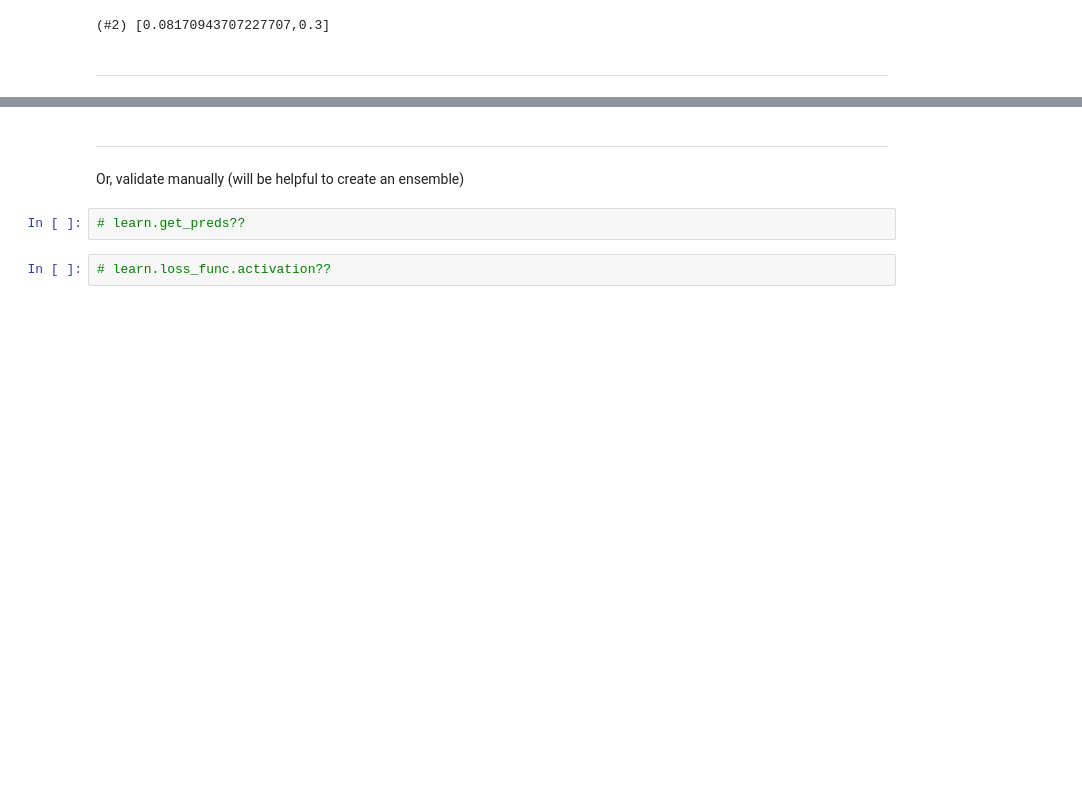
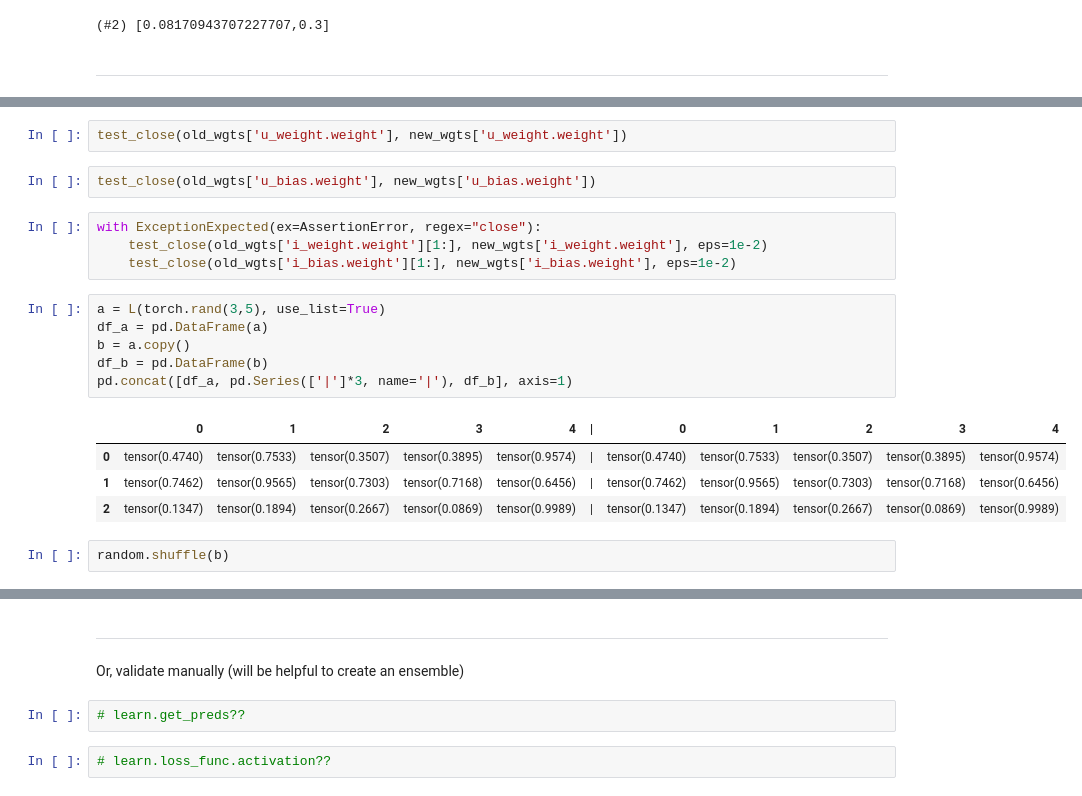
Before and after one commit to debjyotiSRoy/xcube_old, a Jupyter notebook: nbs/examples/mimic/sample/mimic3-9k_sample.ipynb, the cells around one changed output, grey strips where cells are left out. Saved outputs shown, nothing was run; the diff lists cells and outputs as text; blank space fills up the shorter version.

Commit message:
need to test match_collab

```diff
--- a/nbs/examples/mimic/sample/mimic3-9k_sample.ipynb
+++ b/nbs/examples/mimic/sample/mimic3-9k_sample.ipynb
@@ -949,0 +878,21 @@ LabelAttentionClassifier3(
+# %%
+test_close(old_wgts['u_weight.weight'], new_wgts['u_weight.weight'])
+# %%
+test_close(old_wgts['u_bias.weight'], new_wgts['u_bias.weight'])
+# %%
+with ExceptionExpected(ex=AssertionError, regex="close"):
+    test_close(old_wgts['i_weight.weight'][1:], new_wgts['i_weight.weight'], eps=1e-2)
+    test_close(old_wgts['i_bias.weight'][1:], new_wgts['i_bias.weight'], eps=1e-2)
+# %%
+a = L(torch.rand(3,5), use_list=True)
+df_a = pd.DataFrame(a)
+b = a.copy()
+df_b = pd.DataFrame(b)
+pd.concat([df_a, pd.Series(['|']*3, name='|'), df_b], axis=1)
+# %% [output]
+|  | 0 | 1 | 2 | 3 | 4 | | | 0 | 1 | 2 | 3 | 4 |
+| 0 | tensor(0.4740) | tensor(0.7533) | tensor(0.3507) | tensor(0.3895) | tensor(0.9574) | | | tensor(0.4740) | tensor(0.7533) | tensor(0.3507) | tensor(0.3895) | tensor(0.9574) |
+| 1 | tensor(0.7462) | tensor(0.9565) | tensor(0.7303) | tensor(0.7168) | tensor(0.6456) | | | tensor(0.7462) | tensor(0.9565) | tensor(0.7303) | tensor(0.7168) | tensor(0.6456) |
+| 2 | tensor(0.1347) | tensor(0.1894) | tensor(0.2667) | tensor(0.0869) | tensor(0.9989) | | | tensor(0.1347) | tensor(0.1894) | tensor(0.2667) | tensor(0.0869) | tensor(0.9989) |
+# %%
+random.shuffle(b)
```
Also changed, not shown: parts of 47 cells of this notebook, 3 other files.
